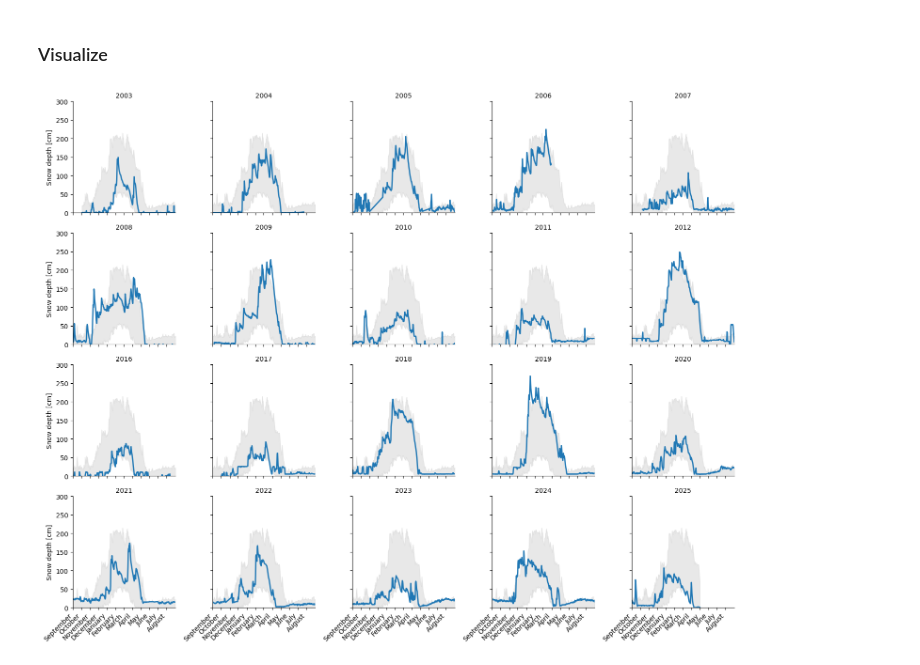
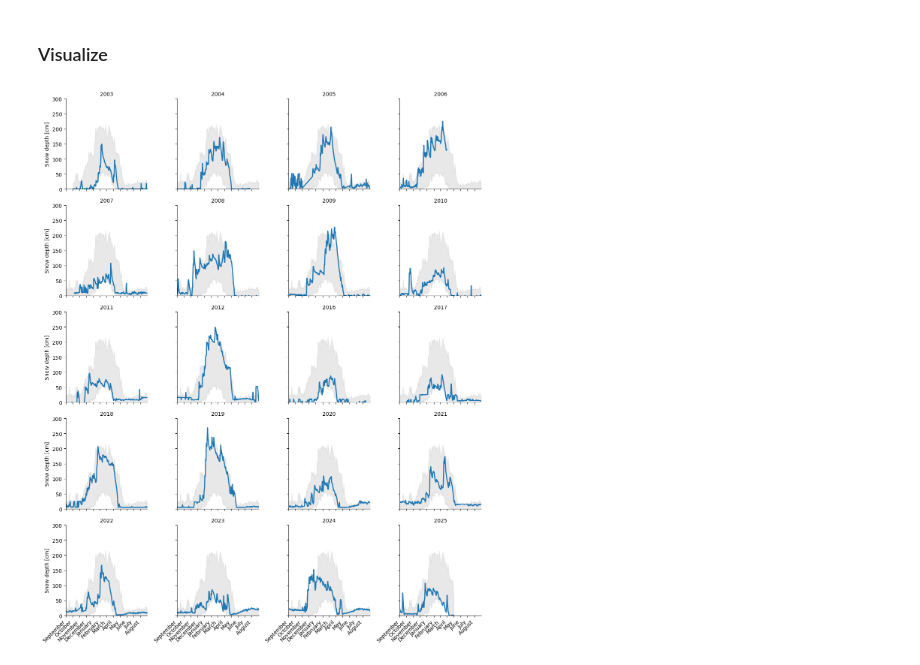
Before and after one commit to geopanda1/blog, a Jupyter notebook: posts/lwd-tirol-download/index.ipynb, the cells around one changed output. Cells and saved outputs as stored; diff of their text form; code cells hidden in the pictures.

```diff
--- a/posts/lwd-tirol-download/index.ipynb
+++ b/posts/lwd-tirol-download/index.ipynb
@@ -169,41 +170,41 @@ dayvals = tickpos.copy()
 tickpos[dayvals >= 244] = tickpos[dayvals >= 244] - 243
 tickpos[dayvals < 244] = tickpos[dayvals < 244] + 122
 
-g = sns.FacetGrid(df_merged, col="hydro_year", col_wrap=5, sharey=True, sharex=True)
+g = sns.FacetGrid(df_merged, col="hydro_year", col_wrap=4, sharey=True, sharex=True)
 
 
 def plot_with_minmax(data, color, **kwargs):
     plt.fill_between(
         data["hydro_doy"],
         data["min"],
         data["max"],
         color="lightgrey",
         alpha=0.5,
     )
 
     sns.lineplot(
-        data=data, x="hydro_doy", y="HS", linewidth=2, label="Hydrological year"
+        data=data, x="hydro_doy", y="HS", linewidth=2
     )
 
 
 g.map_dataframe(plot_with_minmax)
 
 
-def set_xlim(color, xmin, xmax, ymax):
+def set_lim_label(color, xmin, xmax, ymax):
     ax = plt.gca()
 
     ax.set_xticks(tickpos, ticklabels, rotation=45, ha="right")
 
     ax.set_xlim((xmin, xmax))
     ax.set_ylim((0, ymax))
     ax.set_ylabel("Snow depth [cm]")
     ax.set_xlabel(None)
 
 
-g.map(set_xlim, xmin=1, xmax=366, ymax=300)
+g.map(set_lim_label, xmin=1, xmax=366, ymax=300)
 
 g.set_titles(col_template="{col_name}")
 plt.savefig(f"{station}-snow-depth.png", dpi=100)
 plt.show()
 # %% [output]
-[figure, old version]
+[figure, new version]
```
Also changed, not shown: parts of 2 cells of this notebook, 4 other files.
